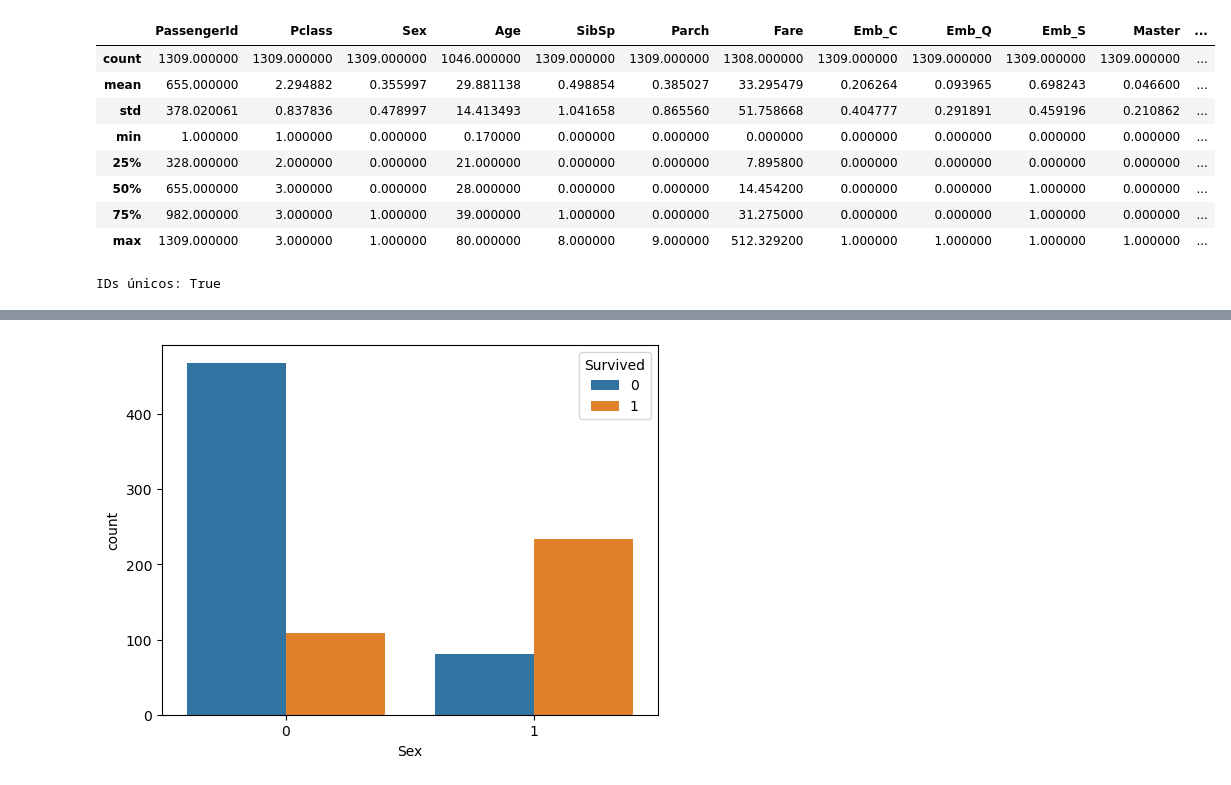
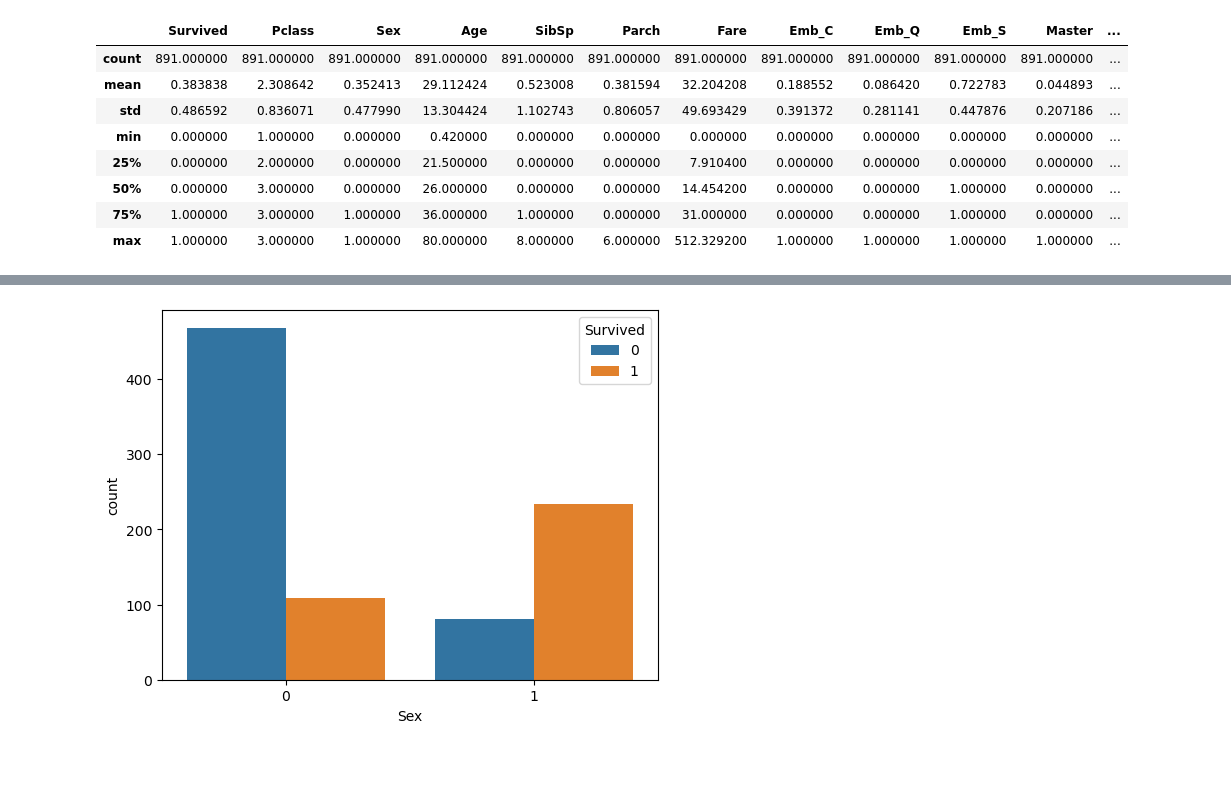
Before and after one commit to felipedepauli/challenges, a Jupyter notebook: 01_titanic/program.ipynb, the cells around one changed output, grey strips where cells are left out. Cells and saved outputs as stored; diff of their text form; code cells hidden in the pictures.

```diff
--- a/01_titanic/program.ipynb
+++ b/01_titanic/program.ipynb
@@ -72,0 +97,6 @@ Name: Surname, Length: 875, dtype: int64
+# %%
+# Contagem de valores únicos na coluna 'Title'
+title_counts = train_data['Title'].value_counts()
+
+print(title_counts)
+# ... it seems relevant
@@ -72,0 +122,15 @@ Name: Surname, Length: 875, dtype: int64
+# %%
+# Action 04: Title to dummy, with Mr, Miss, Mrs, Master and Others
+# Definindo um limite para o número de títulos
+threshold = 30
+
+# Aplicando a função lambda para substituir títulos com contagem menor que o limite por 'Others'
+train_data['Title'] = train_data['Title'].apply(lambda x: x if title_counts[x] >= threshold else 'Others')
+
+print("--------------------")
+# Verificando o resultado
+print(train_data['Title'].value_counts())
+
+dummy_title = pd.get_dummies(train_data['Title'])
+train_data = pd.concat([train_data, dummy_title], axis=1)
+train_data = train_data.drop('Title', axis=1)
@@ -72,0 +165,14 @@ Name: Surname, Length: 875, dtype: int64
+# %%
+# Action 05: Fill NULL age values
+# Calcular a média da idade para cada grupo (classe, sexo, sobreviveu)
+age_medians = train_data.groupby(['Pclass', 'Sex'])['Age'].median()
+
+# Função para preencher os valores NaN da idade
+def fill_age(row):
+    if pd.isnull(row['Age']):
+        return age_medians[row['Pclass'], row['Sex']]
+    else:
+        return row['Age']
+
+# Aplicar a função para preencher os valores NaN
+train_data['Age'] = train_data.apply(fill_age, axis=1)
@@ -73,2 +184,3 @@ Name: Surname, Length: 875, dtype: int64
 # %%
-df.drop('Surname', axis=1, inplace=True)
+# Action 06:
+train_data.drop(['PassengerId', 'Cabin', 'Ticket'], axis=1, inplace=True)
@@ -136,19 +187,14 @@ df.drop('Ticket', axis=1, inplace=True)
 # %%
-df.describe()
+train_data.describe()
 # %% [output]
-|  | PassengerId | Pclass | Sex | Age | SibSp | Parch | Fare | Emb_C | Emb_Q | Emb_S | Master | ... |
-| count | 1309.000000 | 1309.000000 | 1309.000000 | 1046.000000 | 1309.000000 | 1309.000000 | 1308.000000 | 1309.000000 | 1309.000000 | 1309.000000 | 1309.000000 | ... |
-| mean | 655.000000 | 2.294882 | 0.355997 | 29.881138 | 0.498854 | 0.385027 | 33.295479 | 0.206264 | 0.093965 | 0.698243 | 0.046600 | ... |
-| std | 378.020061 | 0.837836 | 0.478997 | 14.413493 | 1.041658 | 0.865560 | 51.758668 | 0.404777 | 0.291891 | 0.459196 | 0.210862 | ... |
-| min | 1.000000 | 1.000000 | 0.000000 | 0.170000 | 0.000000 | 0.000000 | 0.000000 | 0.000000 | 0.000000 | 0.000000 | 0.000000 | ... |
-| 25% | 328.000000 | 2.000000 | 0.000000 | 21.000000 | 0.000000 | 0.000000 | 7.895800 | 0.000000 | 0.000000 | 0.000000 | 0.000000 | ... |
-| 50% | 655.000000 | 3.000000 | 0.000000 | 28.000000 | 0.000000 | 0.000000 | 14.454200 | 0.000000 | 0.000000 | 1.000000 | 0.000000 | ... |
-| 75% | 982.000000 | 3.000000 | 1.000000 | 39.000000 | 1.000000 | 0.000000 | 31.275000 | 0.000000 | 0.000000 | 1.000000 | 0.000000 | ... |
-| max | 1309.000000 | 3.000000 | 1.000000 | 80.000000 | 8.000000 | 9.000000 | 512.329200 | 1.000000 | 1.000000 | 1.000000 | 1.000000 | ... |
+|  | Survived | Pclass | Sex | Age | SibSp | Parch | Fare | Emb_C | Emb_Q | Emb_S | Master | ... |
+| count | 891.000000 | 891.000000 | 891.000000 | 891.000000 | 891.000000 | 891.000000 | 891.000000 | 891.000000 | 891.000000 | 891.000000 | 891.000000 | ... |
+| mean | 0.383838 | 2.308642 | 0.352413 | 29.112424 | 0.523008 | 0.381594 | 32.204208 | 0.188552 | 0.086420 | 0.722783 | 0.044893 | ... |
+| std | 0.486592 | 0.836071 | 0.477990 | 13.304424 | 1.102743 | 0.806057 | 49.693429 | 0.391372 | 0.281141 | 0.447876 | 0.207186 | ... |
+| min | 0.000000 | 1.000000 | 0.000000 | 0.420000 | 0.000000 | 0.000000 | 0.000000 | 0.000000 | 0.000000 | 0.000000 | 0.000000 | ... |
+| 25% | 0.000000 | 2.000000 | 0.000000 | 21.500000 | 0.000000 | 0.000000 | 7.910400 | 0.000000 | 0.000000 | 0.000000 | 0.000000 | ... |
+| 50% | 0.000000 | 3.000000 | 0.000000 | 26.000000 | 0.000000 | 0.000000 | 14.454200 | 0.000000 | 0.000000 | 1.000000 | 0.000000 | ... |
+| 75% | 1.000000 | 3.000000 | 1.000000 | 36.000000 | 1.000000 | 0.000000 | 31.000000 | 0.000000 | 0.000000 | 1.000000 | 0.000000 | ... |
+| max | 1.000000 | 3.000000 | 1.000000 | 80.000000 | 8.000000 | 6.000000 | 512.329200 | 1.000000 | 1.000000 | 1.000000 | 1.000000 | ... |
-# %%
-# Verificar se há unicidade
-print("IDs únicos:", df['PassengerId'].nunique() == len(df))
-# %% [output]
-IDs únicos: True
 # %%
 # sns.pairplot(train_data)
```
Also changed, not shown: parts of 41 cells of this notebook, 2 other files.
